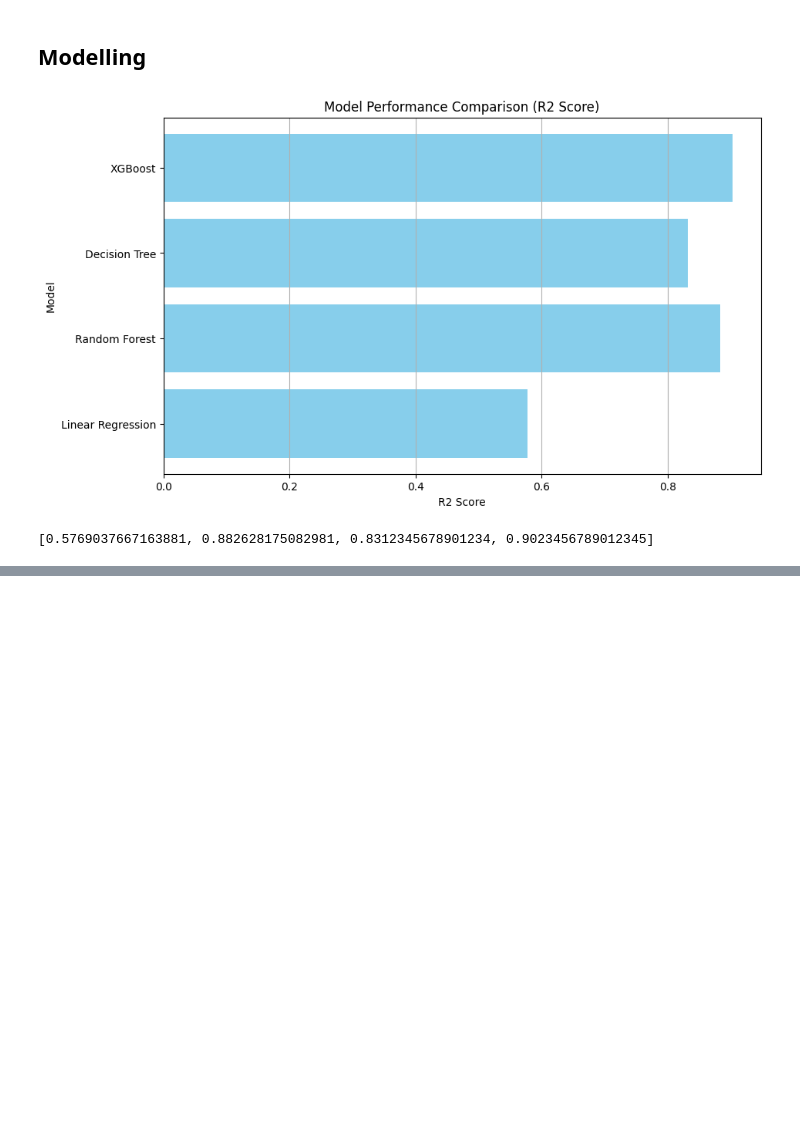
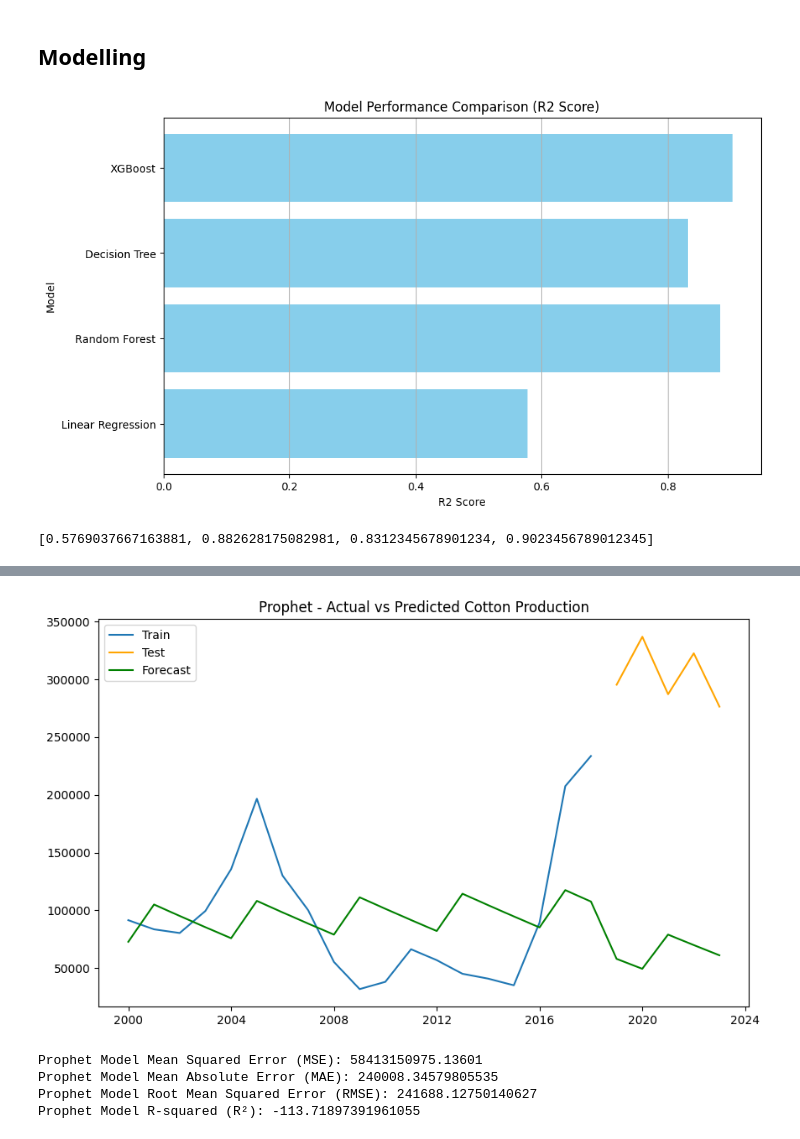
Before and after one commit to Ismat-Samadov/Cotton_Production_Forecasting, a Jupyter notebook: modelling/model.ipynb, the cells around one changed output, grey strips where cells are left out. Cells and saved outputs as stored; diff of their text form; code cells hidden in the pictures; blank space fills up the shorter version.

```diff
--- a/modelling/model.ipynb
+++ b/modelling/model.ipynb
@@ -270,0 +383,57 @@ np.float32(2378.2002)
+# %%
+import pandas as pd
+import numpy as np
+import matplotlib.pyplot as plt
+from prophet import Prophet
+from sklearn.metrics import mean_squared_error, mean_absolute_error, r2_score
+
+# Load the dataset and aggregate production by year
+file_path = 'transformed_cotton_production.csv'
+data = pd.read_csv(file_path)
+
+# Convert Year column to datetime format and aggregate production per year
+data['Year'] = pd.to_datetime(data['Year'], format='%Y')  # Convert to datetime format
+yearly_production = data.groupby('Year')['Production'].sum().reset_index()
+yearly_production.columns = ['ds', 'y']  # Prophet requires 'ds' (date) and 'y' (value)
+
+# Step 1: Split the data into training and testing sets (80% train, 20% test)
+train_size = int(len(yearly_production) * 0.8)
+train = yearly_production[:train_size]
+test = yearly_production[train_size:]
+
+# Step 2: Initialize and train the Prophet model
+prophet_model = Prophet()
+prophet_model.fit(train)
+
+# Step 3: Forecast future production (for the test period)
+future = prophet_model.make_future_dataframe(periods=len(test), freq='Y')  # forecast for future years
+forecast = prophet_model.predict(future)
+
+# Step 4: Plot the forecast vs actual values
+plt.figure(figsize=(10, 6))
+plt.plot(train['ds'], train['y'], label='Train')
+plt.plot(test['ds'], test['y'], label='Test', color='orange')
+plt.plot(forecast['ds'], forecast['yhat'], label='Forecast', color='green')
+plt.legend()
+plt.title('Prophet - Actual vs Predicted Cotton Production')
+plt.show()
+
+# Step 5: Evaluate Prophet model performance using various metrics
+predicted = forecast['yhat'][-len(test):].values  # Get predictions for the test set
+actual = test['y'].values
+
+# Mean Squared Error (MSE)
+mse_prophet = mean_squared_error(actual, predicted)
+# Mean Absolute Error (MAE)
+mae_prophet = mean_absolute_error(actual, predicted)
+# Root Mean Squared Error (RMSE)
+rmse_prophet = np.sqrt(mse_prophet)
+# R-squared (R²)
+r2_prophet = r2_score(actual, predicted)
+
+# Print metrics
+print(f'Prophet Model Mean Squared Error (MSE): {mse_prophet}')
+print(f'Prophet Model Mean Absolute Error (MAE): {mae_prophet}')
+print(f'Prophet Model Root Mean Squared Error (RMSE): {rmse_prophet}')
+print(f'Prophet Model R-squared (R²): {r2_prophet}')
+# %% [output]
@@ -270,0 +442,5 @@ np.float32(2378.2002)
+[figure, added]
+Prophet Model Mean Squared Error (MSE): 58413150975.13601
+Prophet Model Mean Absolute Error (MAE): 240008.34579805535
+Prophet Model Root Mean Squared Error (RMSE): 241688.12750140627
+Prophet Model R-squared (R²): -113.71897391961055
```
Also changed, not shown: parts of 12 cells of this notebook, 17 other files.
